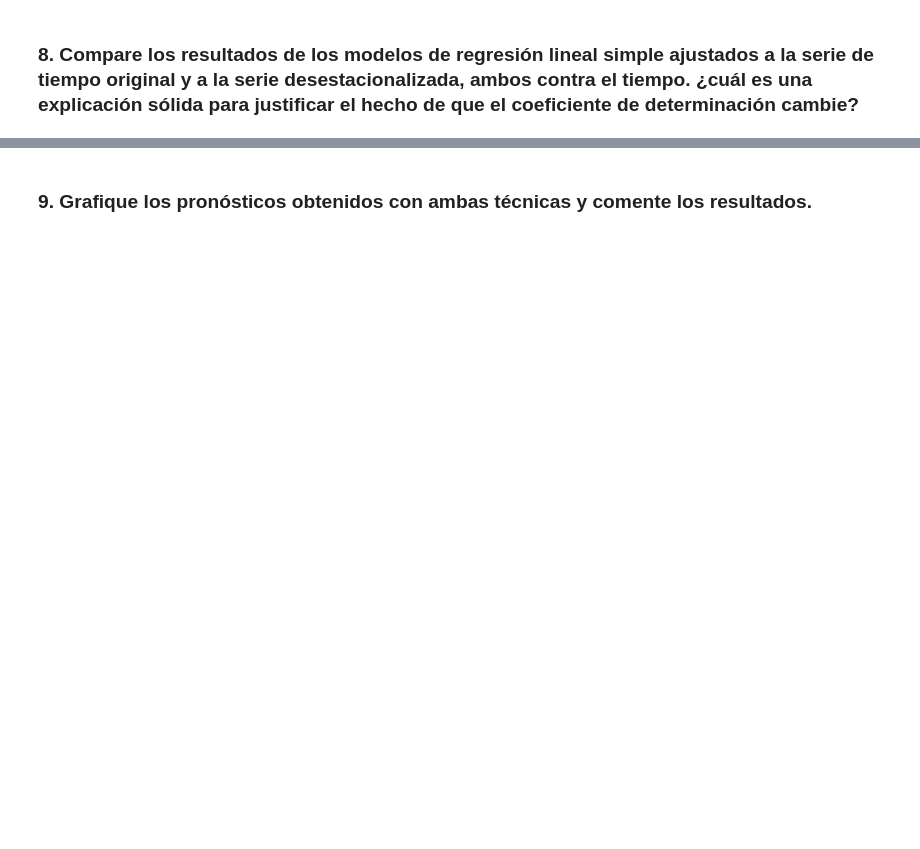
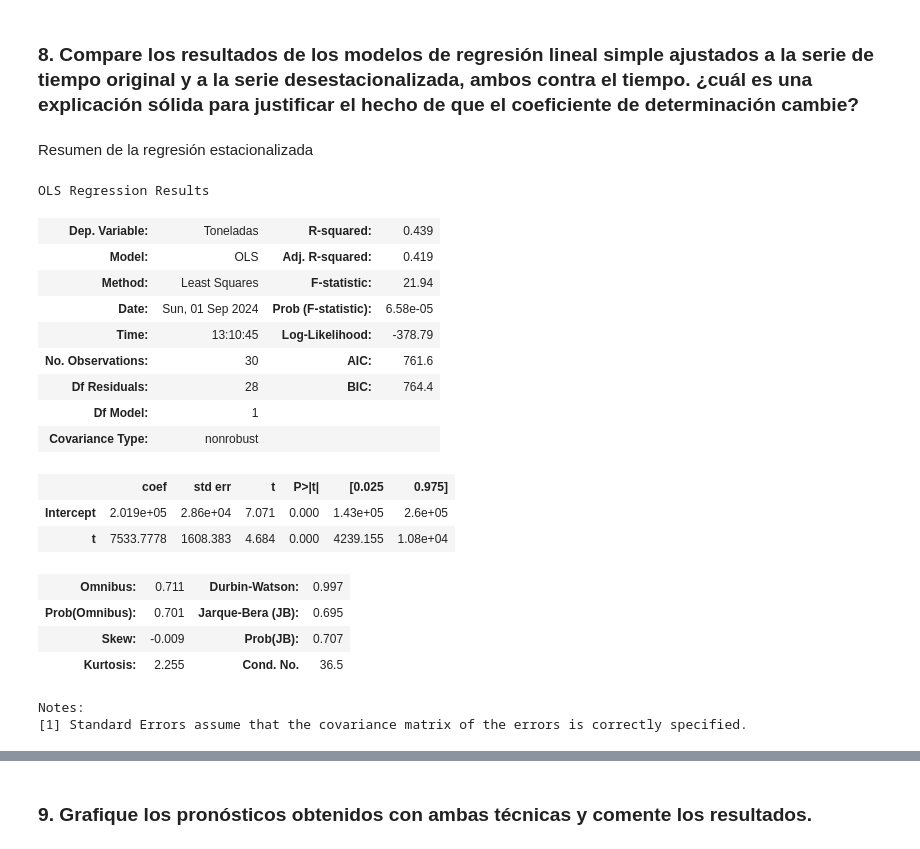
Before and after one commit to Anonymate054/MCD-Econometrics, a Jupyter notebook: notebooks/homeworks/0.0-leng-HW03.ipynb, the cells around one changed output, grey strips where cells are left out. Drawn from its saved outputs; the diff is of its cells as text; code cells hidden in the pictures; blank space fills up the shorter version.

```diff
--- a/notebooks/homeworks/0.0-leng-HW03.ipynb
+++ b/notebooks/homeworks/0.0-leng-HW03.ipynb
@@ -323,2 +398,26 @@ Notes:
 # %% [markdown]
 ### 8. Compare los resultados de los modelos de regresión lineal simple ajustados a la serie de tiempo original y a la serie desestacionalizada, ambos contra el tiempo. ¿cuál es una explicación sólida para justificar el hecho de que el coeficiente de determinación cambie?
+# %% [markdown]
+Resumen de la regresión estacionalizada
+# %%
+model_df.summary()
+# %% [output]
+OLS Regression Results
+| Dep. Variable: | Toneladas | R-squared: | 0.439 |
+| Model: | OLS | Adj. R-squared: | 0.419 |
+| Method: | Least Squares | F-statistic: | 21.94 |
+| Date: | Sun, 01 Sep 2024 | Prob (F-statistic): | 6.58e-05 |
+| Time: | 13:10:45 | Log-Likelihood: | -378.79 |
+| No. Observations: | 30 | AIC: | 761.6 |
+| Df Residuals: | 28 | BIC: | 764.4 |
+| Df Model: | 1 |  |  |
+| Covariance Type: | nonrobust |  |  |
+|  | coef | std err | t | P>|t| | [0.025 | 0.975] |
+| Intercept | 2.019e+05 | 2.86e+04 | 7.071 | 0.000 | 1.43e+05 | 2.6e+05 |
+| t | 7533.7778 | 1608.383 | 4.684 | 0.000 | 4239.155 | 1.08e+04 |
+| Omnibus: | 0.711 | Durbin-Watson: | 0.997 |
+| Prob(Omnibus): | 0.701 | Jarque-Bera (JB): | 0.695 |
+| Skew: | -0.009 | Prob(JB): | 0.707 |
+| Kurtosis: | 2.255 | Cond. No. | 36.5 |
+Notes:
+[1] Standard Errors assume that the covariance matrix of the errors is correctly specified.
```
Also changed, not shown: parts of 34 cells of this notebook, 1 other file.
